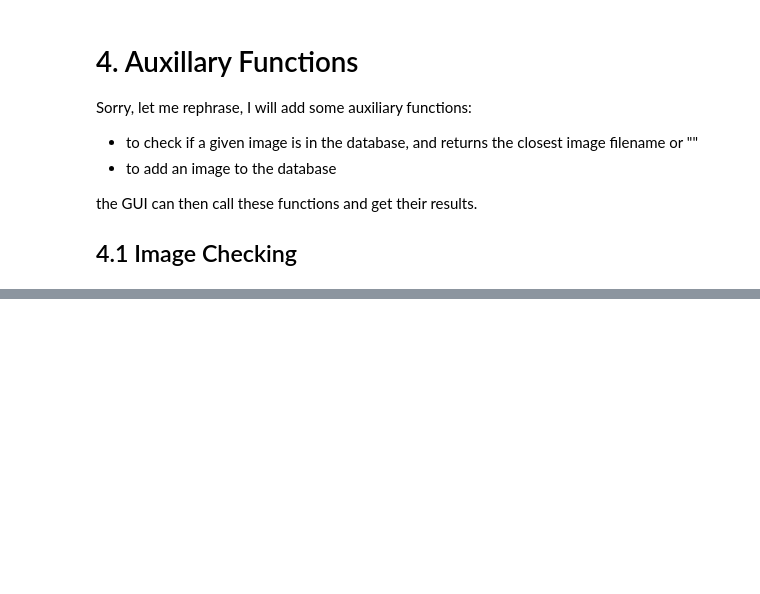
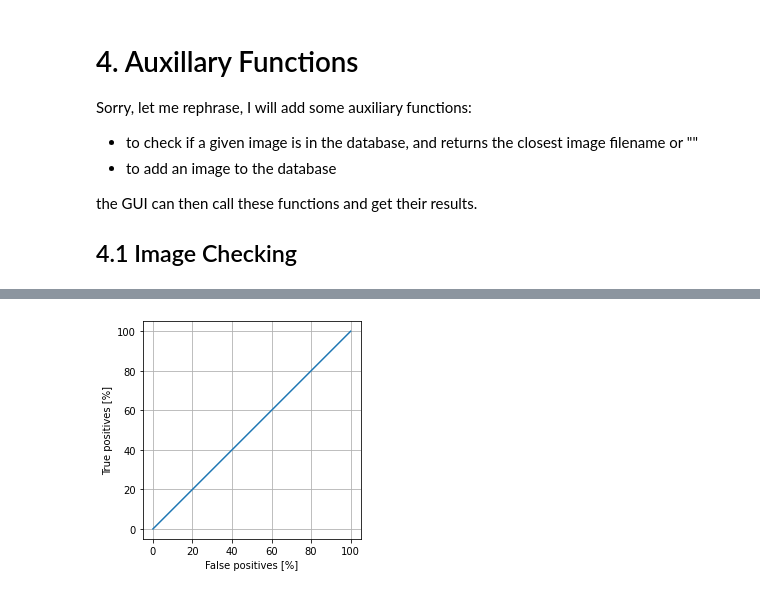
Before and after one commit to Laikokwui/G6-face-recognition-attendance-system, a Jupyter notebook: Code/assignment2.ipynb, the cells around one changed output, grey strips where cells are left out. Cells and saved outputs as stored; diff of their text form; code cells hidden in the pictures; blank space fills up the shorter version.

```diff
--- a/Code/assignment2.ipynb
+++ b/Code/assignment2.ipynb
@@ -897,0 +1015,37 @@ def get_closest_image(imageJpegFilePath:str, thresholdDistance:float) -> str:
+# %%
+smlb = SimpleMLBuilder(True)
+smlb.set_training_features(trainingOptimizedDataset)
+smlb.set_validation_dataset(validationOptimizedDataset)
+
+smlb.start_layering((64, 64, 3))
+smlb.add_rescaling_layer()
+smlb.add_convolution_layer(64, (3,3), pad=True)
+smlb.add_activation_layer("relu")
+smlb.add_dropout_layer(0.2)
+smlb.add_convolution_layer(64, (3,3), pad=True)
+smlb.add_activation_layer("relu")
+smlb.add_dropout_layer(0.2)
+smlb.add_convolution_layer(64, (3,3), pad=True)
+smlb.add_activation_layer("relu")
+smlb.add_pooling_layer("max", (2,2), (2,2))
+smlb.add_convolution_layer(128, (3,3), pad=True)
+smlb.add_activation_layer("relu")
+smlb.add_dropout_layer(0.2)
+smlb.add_convolution_layer(128, (3,3), pad=True)
+smlb.add_activation_layer("relu")
+smlb.add_dropout_layer(0.2)
+smlb.add_convolution_layer(128, (3,3), pad=True)
+smlb.add_activation_layer("relu")
+smlb.add_pooling_layer("max", (2,2), (2,2))
+smlb.add_convolution_layer(256, (3,3), pad=True)
+smlb.add_activation_layer("relu")
+smlb.add_convolution_layer(256, (3,3), pad=True)
+smlb.add_activation_layer("relu")
+smlb.add_convolution_layer(256, (3,3), pad=True)
+smlb.add_activation_layer("relu")
+smlb.add_flatten_layer()
+smlb.add_dense_layer(256)
+smlb.add_regularization_sublayer("l2")
+
+smlb.set_custom_loss_function(TensorFlowAddons.losses.TripletSemiHardLoss())
+smlb.build(0.0001)
@@ -897,0 +1070,2 @@ def get_closest_image(imageJpegFilePath:str, thresholdDistance:float) -> str:
+# %%
+smlb.run(100, earlyStop=True)
@@ -897,0 +1090,4 @@ def get_closest_image(imageJpegFilePath:str, thresholdDistance:float) -> str:
+# %%
+test_model(smlb)
+# %% [output]
+[figure, added]
```
Also changed, not shown: parts of 16 cells of this notebook.
